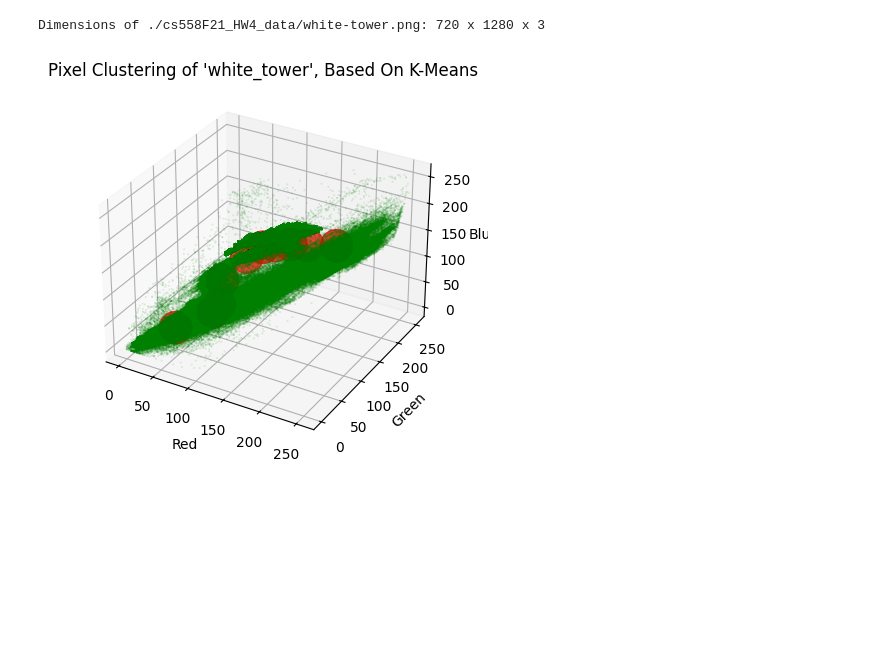
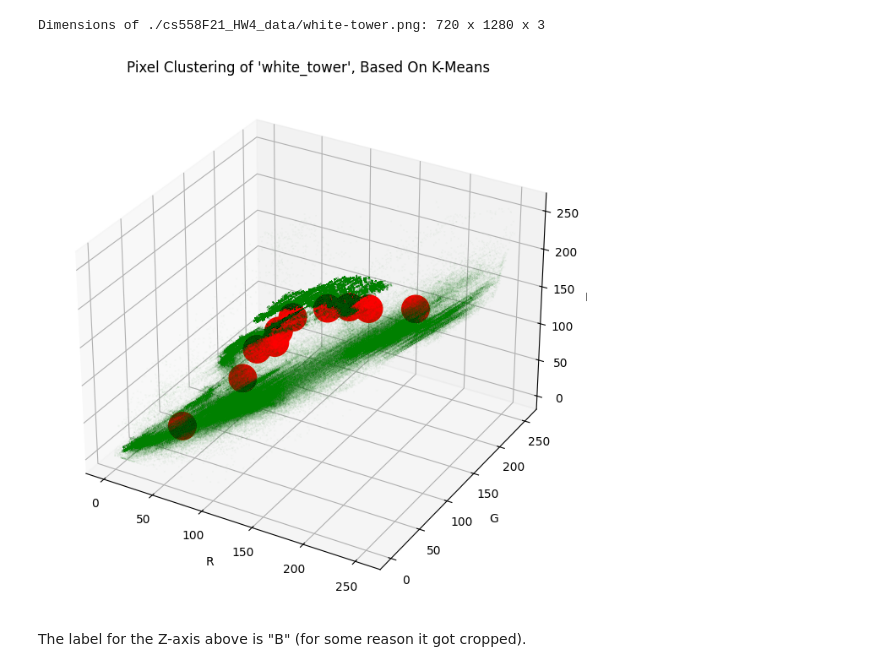
Before and after one commit to sraza-onshape/samaj-vision, a Jupyter notebook: Image-Segmentation-and-Pixel-Classification/solutions.ipynb, the cells around one changed output. Saved outputs shown, nothing was run; the diff lists cells and outputs as text; code cells hidden in the pictures; blank space fills up the shorter version.

Commit message:
add plot to complete problem 1

```diff
--- a/Image-Segmentation-and-Pixel-Classification/solutions.ipynb
+++ b/Image-Segmentation-and-Pixel-Classification/solutions.ipynb
@@ -42,10 +42,13 @@ rgb_side_by_side = np.reshape(white_tower_img, (-1, 3), order="C")
 # %%
 KMeans.fit_and_visualize(
     rgb_side_by_side,
-    {"x": "Red", "y": "Green", "z": "Blue"},
+    {"x": "R", "y": "G", "z": "B"},
     num_clusters=10,
     plot_title="Pixel Clustering of 'white_tower', Based On K-Means",
-    max_iter=1,
+    max_iter=10_000_000_000,
+    figsize=(8, 24),
 )
 # %% [output]
-[figure, old version]
+[figure, new version]
+# %% [markdown]
+The label for the Z-axis above is "B" (for some reason it got cropped).
```
Also changed, not shown: 1 other file.
